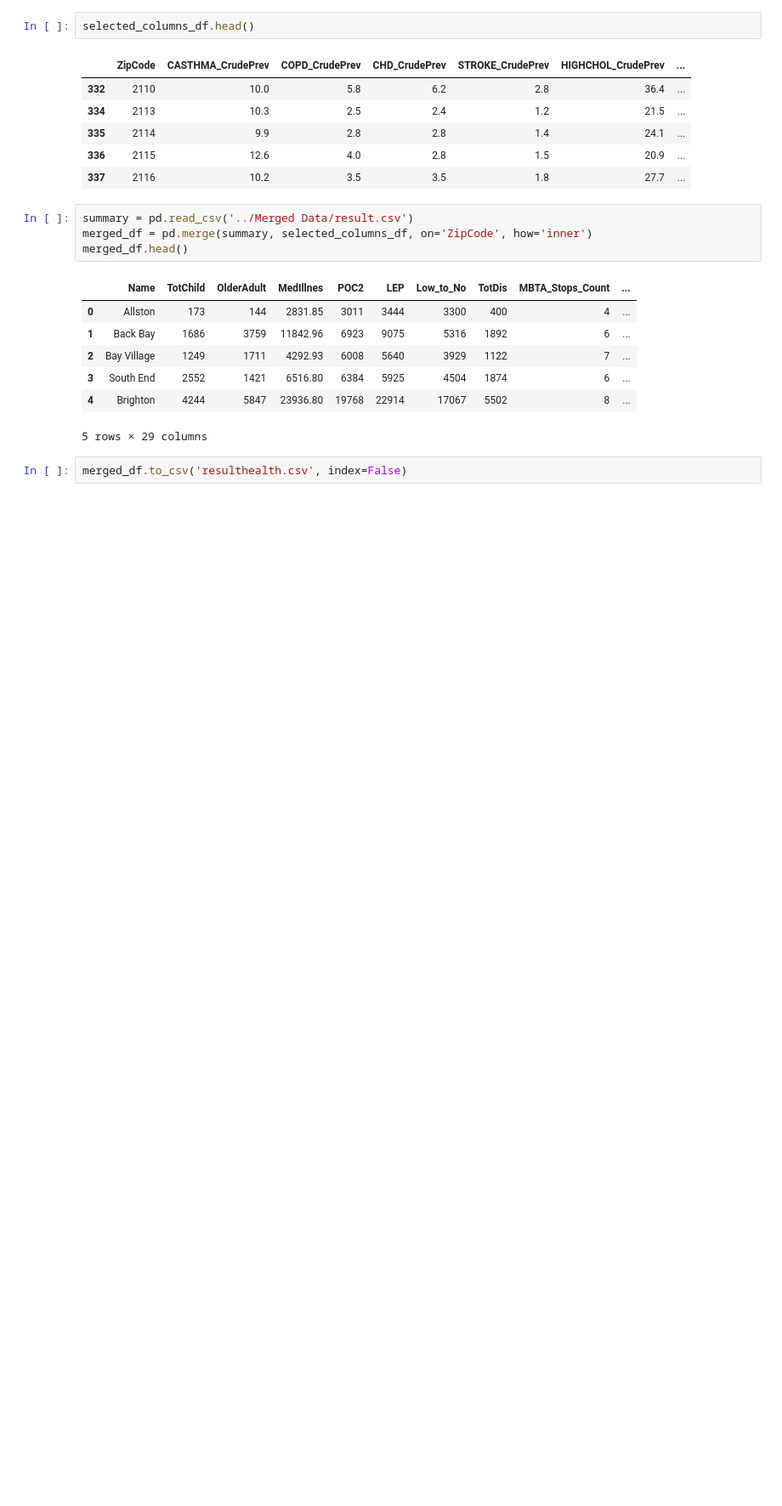
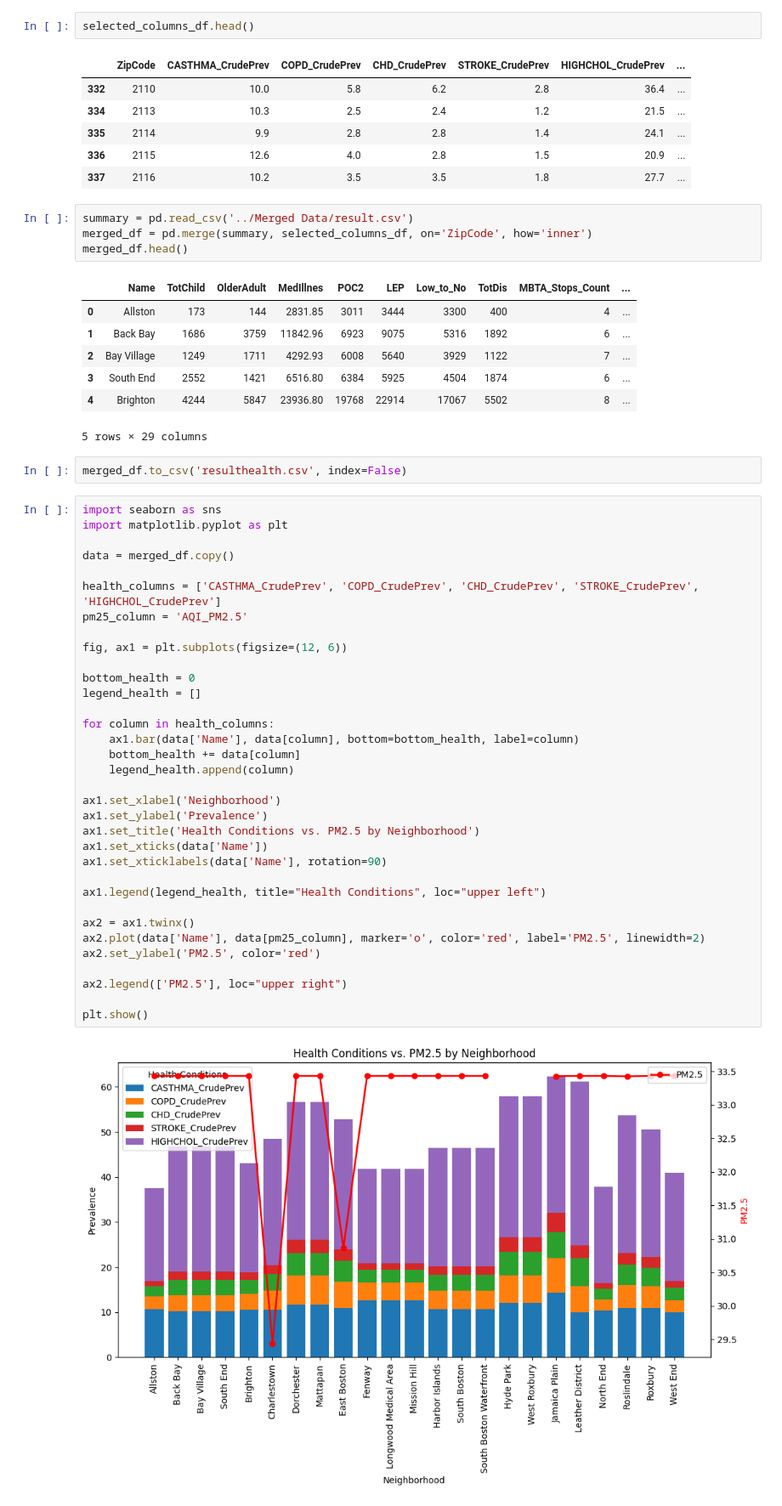
Before and after one commit to BU-Spark/ds-boston-transit-air-quality, a Jupyter notebook: fa23-team-f/data/Health Data/health.ipynb, the cells around one changed output. Shown at 85% size. Saved outputs shown, nothing was run; the diff lists cells and outputs as text; blank space fills up the shorter version.

Commit message:
added some health analysis

```diff
--- a/fa23-team-f/data/Health Data/health.ipynb
+++ b/fa23-team-f/data/Health Data/health.ipynb
@@ -103,3 +103,39 @@ merged_df.head()
 5 rows × 29 columns
 # %%
 merged_df.to_csv('resulthealth.csv', index=False)
+# %%
+import seaborn as sns
+import matplotlib.pyplot as plt
+
+data = merged_df.copy()
+
+health_columns = ['CASTHMA_CrudePrev', 'COPD_CrudePrev', 'CHD_CrudePrev', 'STROKE_CrudePrev', 'HIGHCHOL_CrudePrev']
+pm25_column = 'AQI_PM2.5'
+
+fig, ax1 = plt.subplots(figsize=(12, 6))
+
+bottom_health = 0
+legend_health = []
+
+for column in health_columns:
+    ax1.bar(data['Name'], data[column], bottom=bottom_health, label=column)
+    bottom_health += data[column]
+    legend_health.append(column)
+
+ax1.set_xlabel('Neighborhood')
+ax1.set_ylabel('Prevalence')
+ax1.set_title('Health Conditions vs. PM2.5 by Neighborhood')
+ax1.set_xticks(data['Name'])
+ax1.set_xticklabels(data['Name'], rotation=90)
+
+ax1.legend(legend_health, title="Health Conditions", loc="upper left")
+
+ax2 = ax1.twinx()
+ax2.plot(data['Name'], data[pm25_column], marker='o', color='red', label='PM2.5', linewidth=2)
+ax2.set_ylabel('PM2.5', color='red')
+
+ax2.legend(['PM2.5'], loc="upper right")
+
+plt.show()
+# %% [output]
+[figure, added]
```
Also changed, not shown: parts of 3 cells of this notebook.
